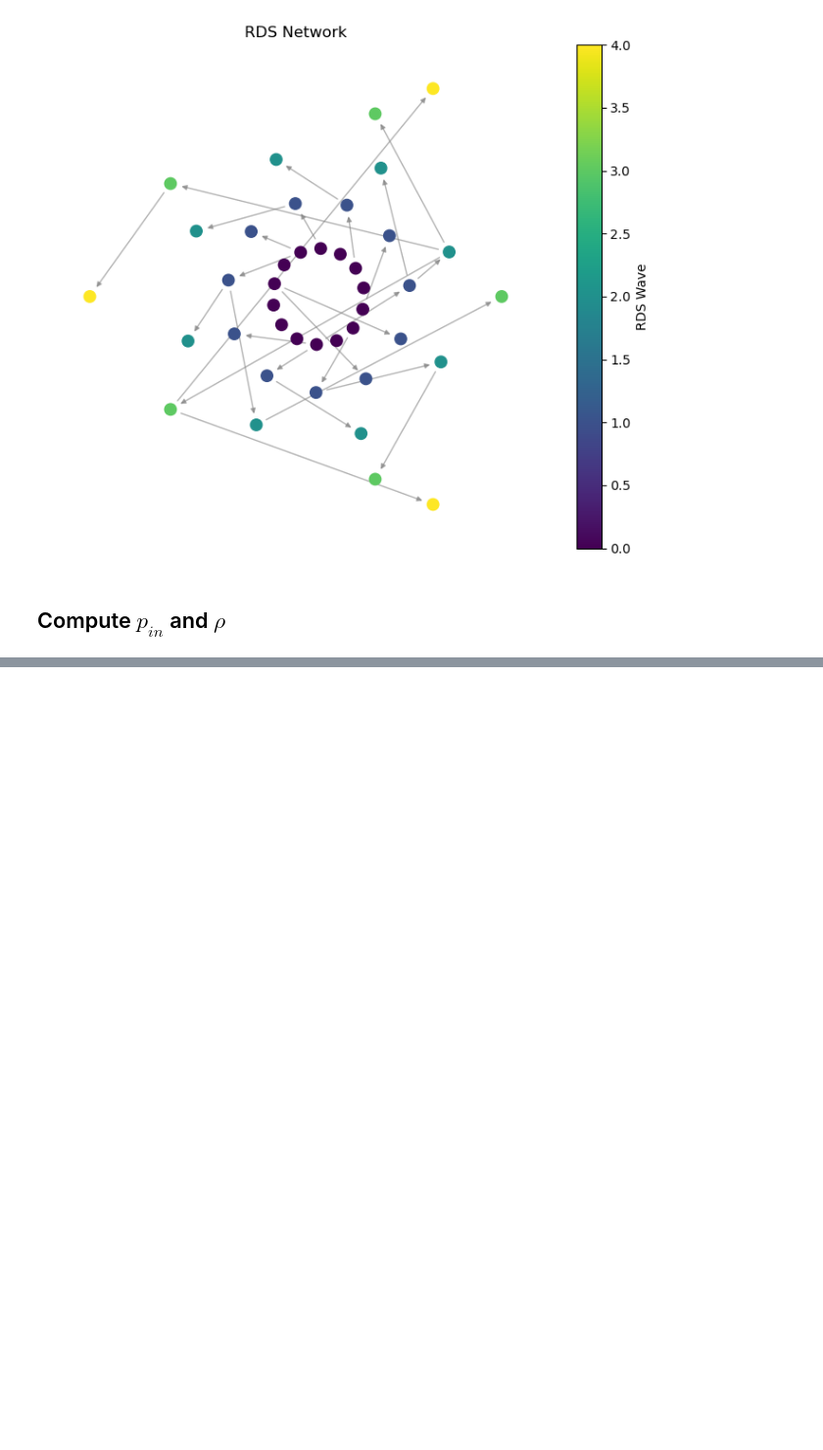
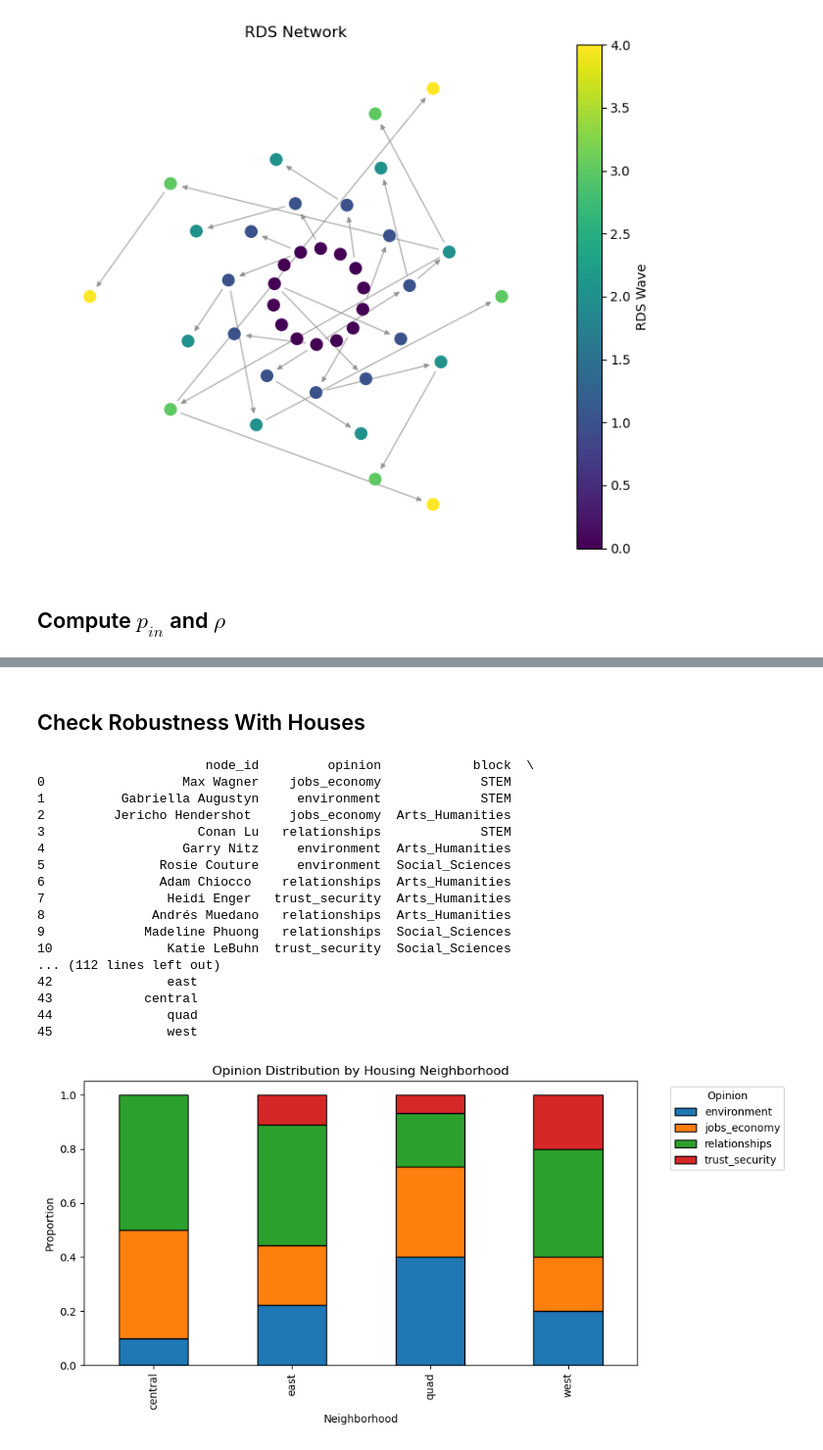
Before and after one commit to justinyli/unbiasing-social-networks, a Jupyter notebook: code/experiments copy.ipynb, the cells around one changed output, grey strips where cells are left out. Shown at 98% size. Saved outputs shown, nothing was run; the diff lists cells and outputs as text; code cells hidden in the pictures; blank space fills up the shorter version.

Commit message:
adding robustness checks

```diff
--- a/code/experiments copy.ipynb
+++ b/code/experiments copy.ipynb
@@ -697,0 +809,61 @@ ratio p_in/p_out: 2.950819388849001
+# %% [markdown]
+## Check Robustness With Houses
+# %%
+group_map = {
+    'east': ['Mather', 'Dunster', 'Leverett'],
+    'west': ['Winthrop', 'Eliot', 'Kirkland'],
+    'central': ['Lowell', 'Quincy', 'Adams'],
+    'quad': ['Currier', 'Pforzheimer', 'Cabot', 'Dudley']
+}
+
+mapping = {v: k for k, vals in group_map.items() for v in vals}
+
+modified_rds_df["house_neighborhood"] = modified_rds_df["House"].map(mapping)
+
+print(modified_rds_df)
+
+df = modified_rds_df.dropna(subset=["house_neighborhood", "opinion"])
+
+# --- compute conditional distribution P(opinion | neighborhood) ---
+dist = (
+    df.groupby(["house_neighborhood", "opinion"])
+      .size()
+      .unstack(fill_value=0)
+)
+
+dist = dist.div(dist.sum(axis=1), axis=0)
+
+ax = dist.plot(
+    kind="bar",
+    stacked=True,
+    figsize=(10, 5),
+    edgecolor="black"
+)
+
+ax.set_title("Opinion Distribution by Housing Neighborhood")
+ax.set_xlabel("Neighborhood")
+ax.set_ylabel("Proportion")
+ax.legend(title="Opinion", bbox_to_anchor=(1.05, 1), loc="upper left")
+
+plt.tight_layout()
+plt.savefig("../img/opinion_by_neighborhood.pdf")
+plt.show()
+# %% [output]
+                      node_id         opinion            block  \
+0                  Max Wagner    jobs_economy             STEM
+1          Gabriella Augustyn     environment             STEM
+2         Jericho Hendershot     jobs_economy  Arts_Humanities
+3                    Conan Lu   relationships             STEM
+4                  Garry Nitz     environment  Arts_Humanities
+5               Rosie Couture     environment  Social_Sciences
+6               Adam Chiocco    relationships  Arts_Humanities
+7                Heidi Enger   trust_security  Arts_Humanities
+8              Andrés Muedano   relationships  Arts_Humanities
+9             Madeline Phuong   relationships  Social_Sciences
+10               Katie LeBuhn  trust_security  Social_Sciences
+... (112 lines left out)
+42               east
+43            central
+44               quad
+45               west
+[figure, added]
```
Also changed, not shown: parts of 9 cells of this notebook, 8 other files.
